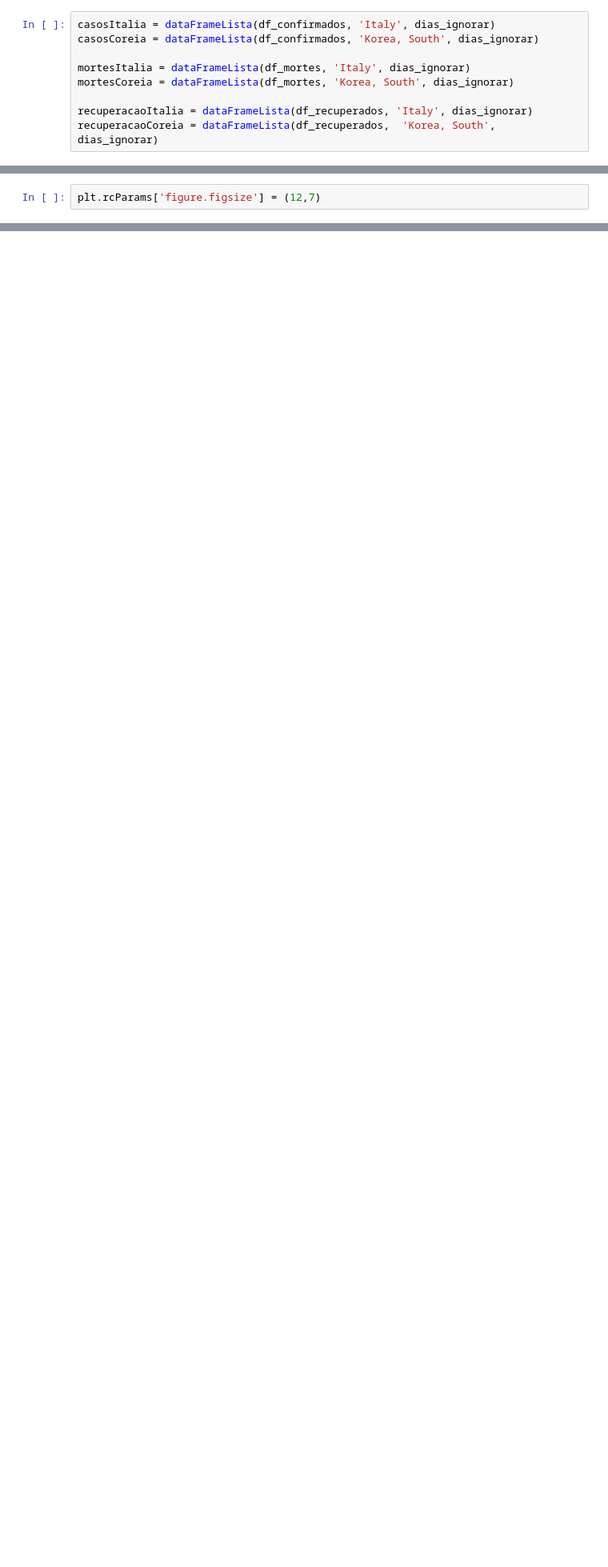
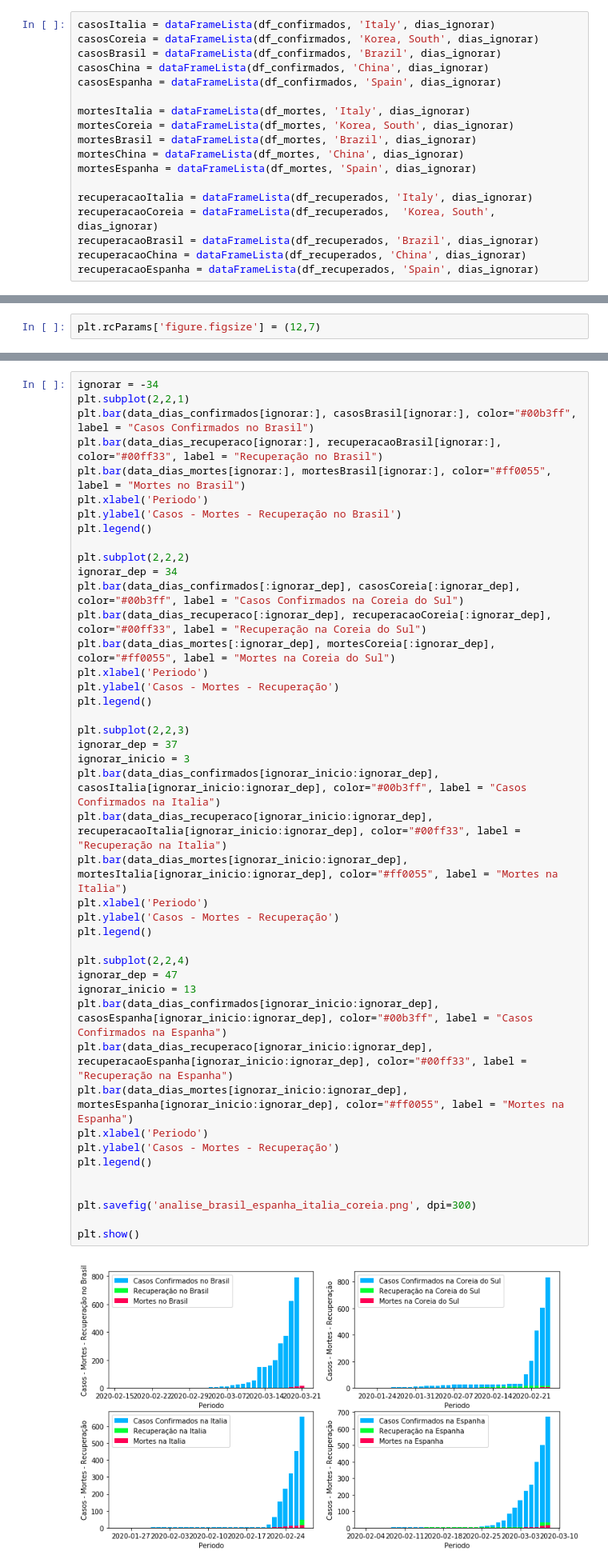
Before and after one commit to gabrielogregorio/jupyter-notebook, a Jupyter notebook: Estudo Corona Virus/Estudo do Coronavirus.ipynb, the cells around one changed output, grey strips where cells are left out. Shown at 80% size. Drawn from its saved outputs; the diff is of its cells as text; blank space fills up the shorter version.

```diff
--- a/Estudo Corona Virus/Estudo do Coronavirus.ipynb
+++ b/Estudo Corona Virus/Estudo do Coronavirus.ipynb
@@ -144,12 +144,21 @@ plt.rcParams['figure.figsize'] = (20,15)
 # %%
 casosItalia = dataFrameLista(df_confirmados, 'Italy', dias_ignorar)
 casosCoreia = dataFrameLista(df_confirmados, 'Korea, South', dias_ignorar)
+casosBrasil = dataFrameLista(df_confirmados, 'Brazil', dias_ignorar)
+casosChina = dataFrameLista(df_confirmados, 'China', dias_ignorar)
+casosEspanha = dataFrameLista(df_confirmados, 'Spain', dias_ignorar)
 
 mortesItalia = dataFrameLista(df_mortes, 'Italy', dias_ignorar)
 mortesCoreia = dataFrameLista(df_mortes, 'Korea, South', dias_ignorar)
+mortesBrasil = dataFrameLista(df_mortes, 'Brazil', dias_ignorar)
+mortesChina = dataFrameLista(df_mortes, 'China', dias_ignorar)
+mortesEspanha = dataFrameLista(df_mortes, 'Spain', dias_ignorar)
 
 recuperacaoItalia = dataFrameLista(df_recuperados, 'Italy', dias_ignorar)
 recuperacaoCoreia = dataFrameLista(df_recuperados,  'Korea, South', dias_ignorar)
+recuperacaoBrasil = dataFrameLista(df_recuperados, 'Brazil', dias_ignorar)
+recuperacaoChina = dataFrameLista(df_recuperados, 'China', dias_ignorar)
+recuperacaoEspanha = dataFrameLista(df_recuperados, 'Spain', dias_ignorar)
 # %% [markdown]
 # Casos vs Mortes
 # %%
@@ -242,0 +260,45 @@ plt.show()
+# %%
+ignorar = -34
+plt.subplot(2,2,1)
+plt.bar(data_dias_confirmados[ignorar:], casosBrasil[ignorar:], color="#00b3ff", label = "Casos Confirmados no Brasil")
+plt.bar(data_dias_recuperaco[ignorar:], recuperacaoBrasil[ignorar:], color="#00ff33", label = "Recuperação no Brasil")
+plt.bar(data_dias_mortes[ignorar:], mortesBrasil[ignorar:], color="#ff0055", label = "Mortes no Brasil")
+plt.xlabel('Periodo')
+plt.ylabel('Casos - Mortes - Recuperação no Brasil')
+plt.legend()
+
+plt.subplot(2,2,2)
+ignorar_dep = 34
+plt.bar(data_dias_confirmados[:ignorar_dep], casosCoreia[:ignorar_dep], color="#00b3ff", label = "Casos Confirmados na Coreia do Sul")
+plt.bar(data_dias_recuperaco[:ignorar_dep], recuperacaoCoreia[:ignorar_dep], color="#00ff33", label = "Recuperação na Coreia do Sul")
+plt.bar(data_dias_mortes[:ignorar_dep], mortesCoreia[:ignorar_dep], color="#ff0055", label = "Mortes na Coreia do Sul")
+plt.xlabel('Periodo')
+plt.ylabel('Casos - Mortes - Recuperação')
+plt.legend()
+
+plt.subplot(2,2,3)
+ignorar_dep = 37
+ignorar_inicio = 3
+plt.bar(data_dias_confirmados[ignorar_inicio:ignorar_dep], casosItalia[ignorar_inicio:ignorar_dep], color="#00b3ff", label = "Casos Confirmados na Italia")
+plt.bar(data_dias_recuperaco[ignorar_inicio:ignorar_dep], recuperacaoItalia[ignorar_inicio:ignorar_dep], color="#00ff33", label = "Recuperação na Italia")
+plt.bar(data_dias_mortes[ignorar_inicio:ignorar_dep], mortesItalia[ignorar_inicio:ignorar_dep], color="#ff0055", label = "Mortes na Italia")
+plt.xlabel('Periodo')
+plt.ylabel('Casos - Mortes - Recuperação')
+plt.legend()
+
+plt.subplot(2,2,4)
+ignorar_dep = 47
+ignorar_inicio = 13
+plt.bar(data_dias_confirmados[ignorar_inicio:ignorar_dep], casosEspanha[ignorar_inicio:ignorar_dep], color="#00b3ff", label = "Casos Confirmados na Espanha")
+plt.bar(data_dias_recuperaco[ignorar_inicio:ignorar_dep], recuperacaoEspanha[ignorar_inicio:ignorar_dep], color="#00ff33", label = "Recuperação na Espanha")
+plt.bar(data_dias_mortes[ignorar_inicio:ignorar_dep], mortesEspanha[ignorar_inicio:ignorar_dep], color="#ff0055", label = "Mortes na Espanha")
+plt.xlabel('Periodo')
+plt.ylabel('Casos - Mortes - Recuperação')
+plt.legend()
+
+
+plt.savefig('analise_brasil_espanha_italia_coreia.png', dpi=300)
+
+plt.show()
+# %% [output]
+[figure, added]
```
Also changed, not shown: parts of 9 cells of this notebook, 4 other files.
